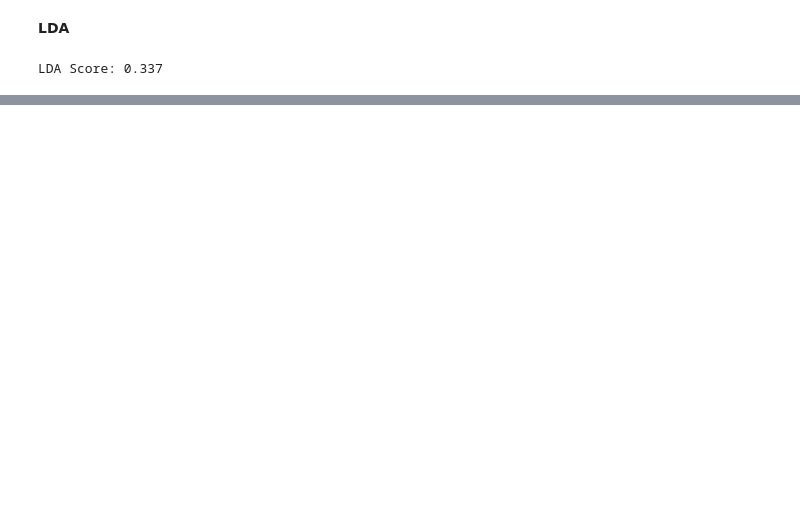
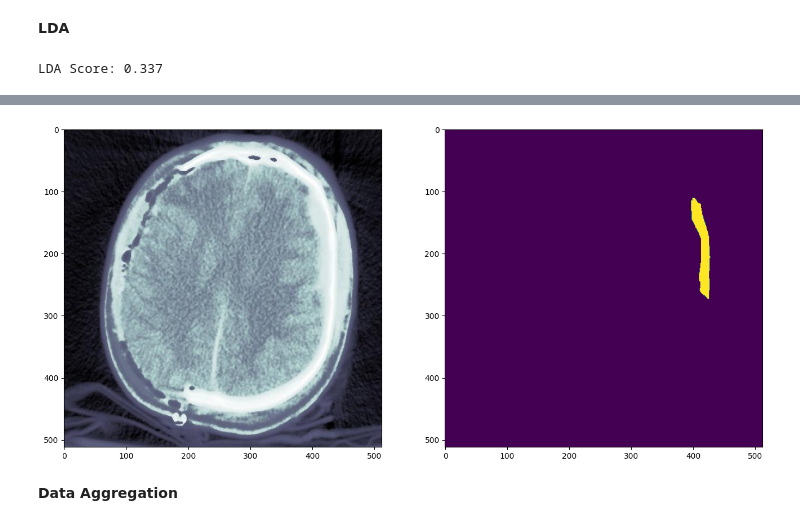
Before and after one commit to lrav35/brain_segmentation_classification, a Jupyter notebook: Brain Hemorrhage Segmentation.ipynb, the cells around one changed output, grey strips where cells are left out. Cells and saved outputs as stored; diff of their text form; code cells hidden in the pictures; blank space fills up the shorter version.

```diff
--- a/Brain Hemorrhage Segmentation.ipynb
+++ b/Brain Hemorrhage Segmentation.ipynb
@@ -276,2 +291,0 @@ Image ID_88b0d8b4f.jpg is an incompatible size, skipping
-# %%
-segment = pd.read_csv('segment.csv')
@@ -370,0 +450,24 @@ for index in range(segment.shape[0]):
+# %%
+img = np.zeros((512, 512), dtype=np.uint8)
+
+masks = []
+for shape in xys:
+    mask = np.zeros_like(img)
+    cv2.fillPoly(mask, np.int32([shape]), 255)
+    masks.append(mask)
+
+s = sum(masks)
+
+img_orig = mpimg.imread(file_dir + image_type + photo_type + '/' + img_id)
+
+f, ax = plt.subplots(1, 2)
+f.set_size_inches(16, 8)
+
+ax[0].imshow(img_orig)
+ax[1].imshow(s)
+
+plt.show()
+# %% [output]
+[figure, added]
+# %% [markdown]
+**Data Aggregation**
```
Also changed, not shown: parts of 46 cells of this notebook, 1 other file.
